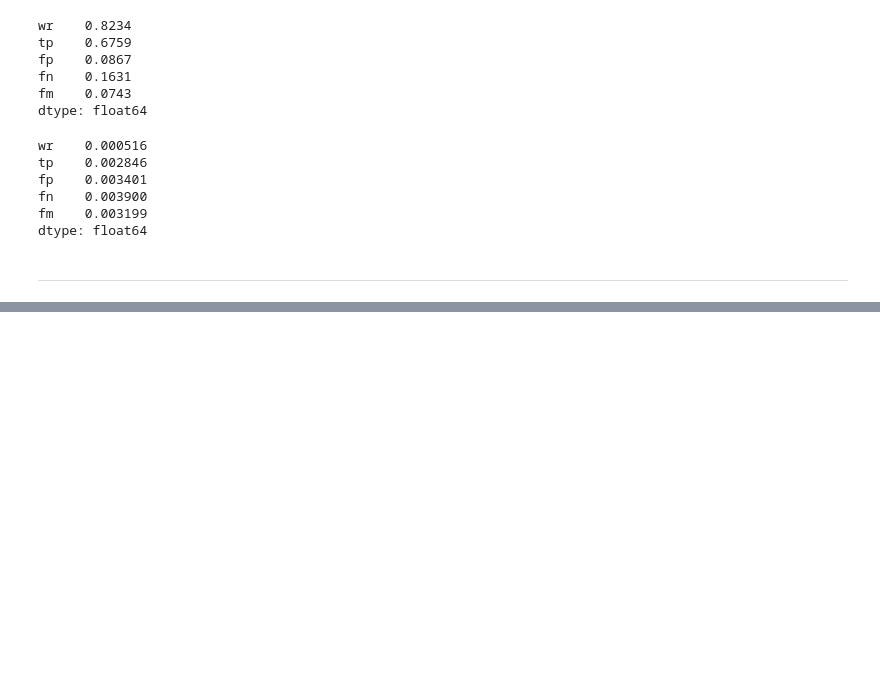
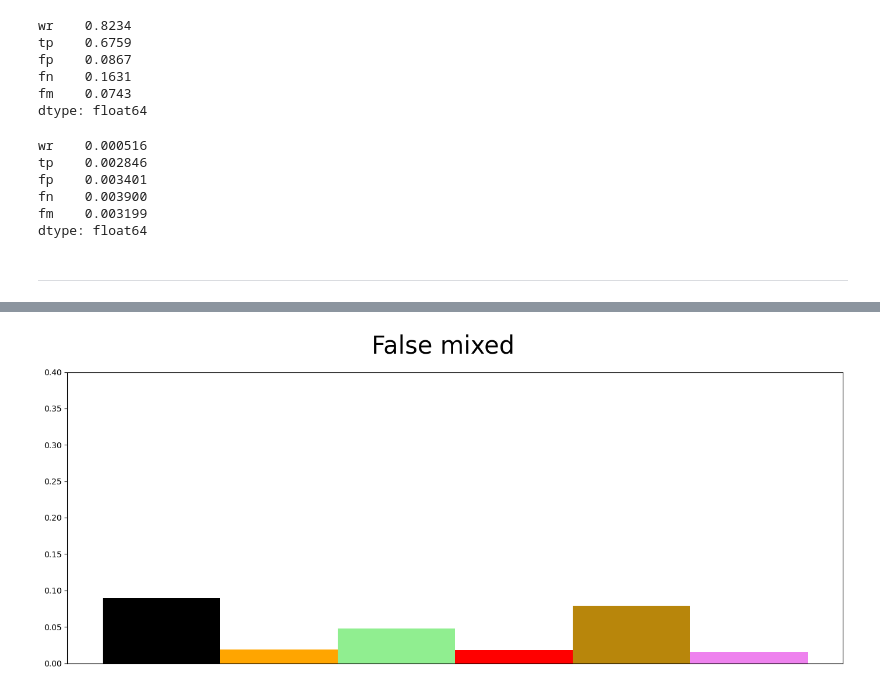
Before and after one commit to jenegger/odsl_califa_paper, a Jupyter notebook: mean_and_stdev_methods.ipynb, the cells around one changed output, grey strips where cells are left out. Drawn from its saved outputs; the diff is of its cells as text; code cells hidden in the pictures; blank space fills up the shorter version.

```diff
--- a/mean_and_stdev_methods.ipynb
+++ b/mean_and_stdev_methods.ipynb
@@ -223,0 +322,25 @@ math.sqrt(50./3)
+# %%
+fig, axs = plt.subplots(figsize=(14,6))
+# Number of groups
+num_groups = 1  # Since you only want to plot the first entry of each list
+my_colors = ["black","orange","lightgreen","red","darkgoldenrod","violet"]
+# X-axis positions for the bars
+x = np.arange(num_groups)  # Single group at position 0
+width = 0.2  # Width of the bars
+fig.tight_layout()
+axs.bar(x - 2*width, r3b["fm"], width, label='r3b',color=my_colors[0])
+axs.bar(x - width, agglo["fm"], width, label='agglo',color=my_colors[1])
+axs.bar(x, edge_no_time["fm"], width, label='edge w/o time',color=my_colors[2])
+axs.bar(x + width, edge_with_time["fm"], width, label='edge w/ time',color=my_colors[3])
+axs.bar(x + 2*width, r3b_edge["fm"], width, label='r3b+edge',color=my_colors[4])
+axs.bar(x + 3*width, agglo_edge["fm"], width, label='agglo+edge',color=my_colors[5])
+
+axs.set_ylim(0.0, 0.4)
+axs.xaxis.set_major_locator(ticker.NullLocator())
+
+#axs.legend(fontsize=23)
+fig.suptitle("False mixed",fontsize=30)
+fig.tight_layout()
+plt.savefig('fm_bar.png',dpi=300)
+# %% [output]
+[figure, added]
```
Also changed, not shown: parts of 28 cells of this notebook, 26 other files.
